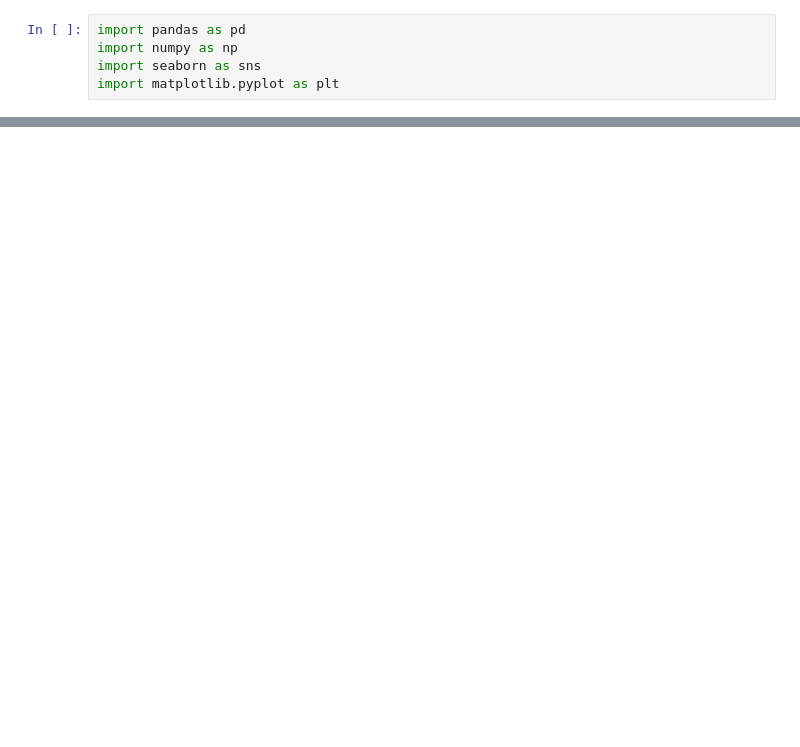
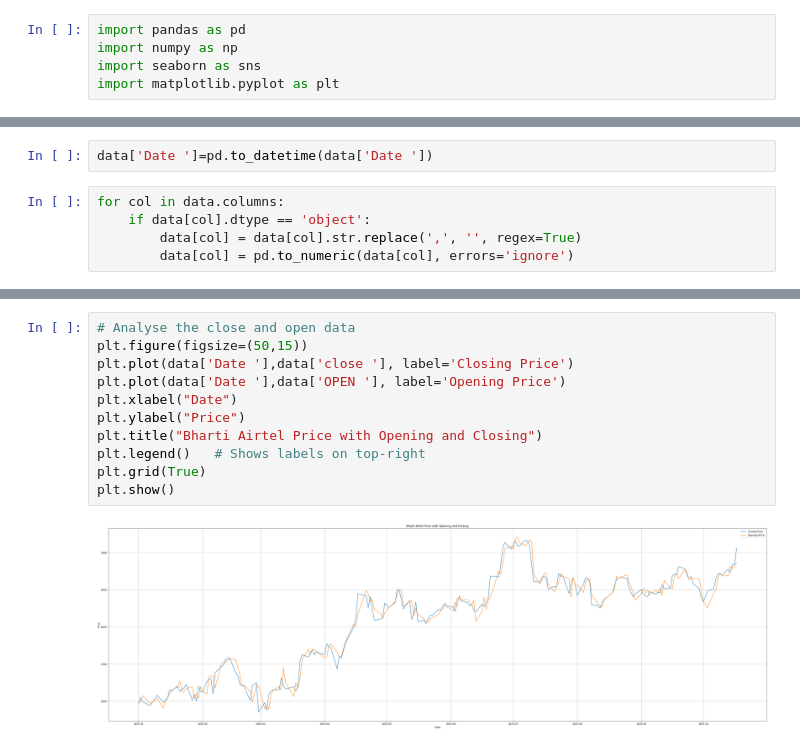
Before and after one commit to Rajshekokar3/Stock-Market-AI, a Jupyter notebook: notebooks/data_collection.ipynb, the cells around one changed output, grey strips where cells are left out. Drawn from its saved outputs; the diff is of its cells as text; blank space fills up the shorter version.

```diff
--- a/notebooks/data_collection.ipynb
+++ b/notebooks/data_collection.ipynb
@@ -24,0 +45,7 @@ data.tail()
+# %%
+data['Date ']=pd.to_datetime(data['Date '])
+# %%
+for col in data.columns:
+    if data[col].dtype == 'object':
+        data[col] = data[col].str.replace(',', '', regex=True)
+        data[col] = pd.to_numeric(data[col], errors='ignore')
@@ -24,0 +88,13 @@ data.tail()
+# %%
+# Analyse the close and open data
+plt.figure(figsize=(50,15))
+plt.plot(data['Date '],data['close '], label='Closing Price')
+plt.plot(data['Date '],data['OPEN '], label='Opening Price')
+plt.xlabel("Date")
+plt.ylabel("Price")
+plt.title("Bharti Airtel Price with Opening and Closing")
+plt.legend()   # Shows labels on top-right
+plt.grid(True)
+plt.show()
+# %% [output]
+[figure, added]
```
Also changed, not shown: parts of 4 cells of this notebook.
